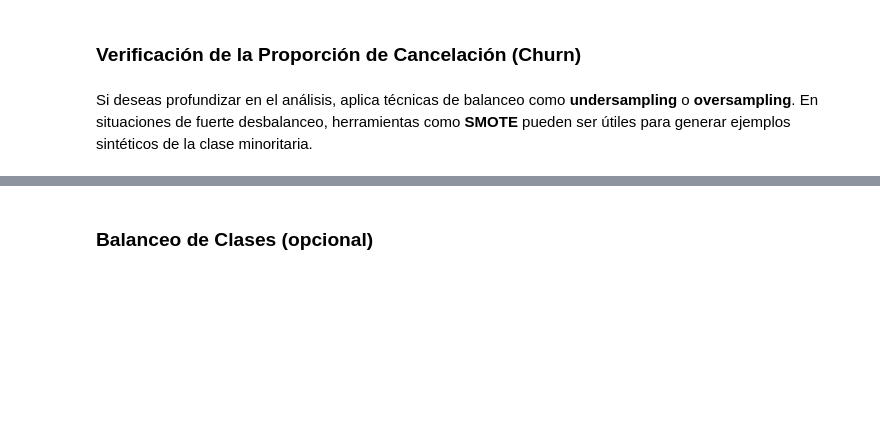
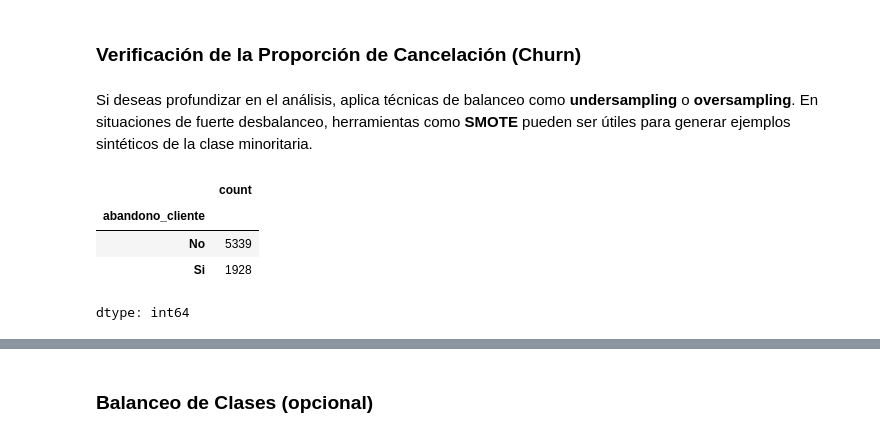
Before and after one commit to MigXDev/CS_Datos_I_DESAFIO_3, a Jupyter notebook: TelecomX_LATAM_2.ipynb, the cells around one changed output, grey strips where cells are left out. Cells and saved outputs as stored; diff of their text form; code cells hidden in the pictures; blank space fills up the shorter version.

```diff
--- a/TelecomX_LATAM_2.ipynb
+++ b/TelecomX_LATAM_2.ipynb
@@ -255,3 +259,11 @@ Df_lineal.head()
 ### Verificación de la Proporción de Cancelación (Churn)
 # %% [markdown]
 Si deseas profundizar en el análisis, aplica técnicas de balanceo como **undersampling** o **oversampling**. En situaciones de fuerte desbalanceo, herramientas como **SMOTE** pueden ser útiles para generar ejemplos sintéticos de la clase minoritaria.
+# %%
+Df_base['abandono_cliente'].value_counts()
+# %% [output]
+|  | count |
+| abandono_cliente |  |
+| No | 5339 |
+| Si | 1928 |
+dtype: int64
```
Also changed, not shown: parts of 5 cells of this notebook.
